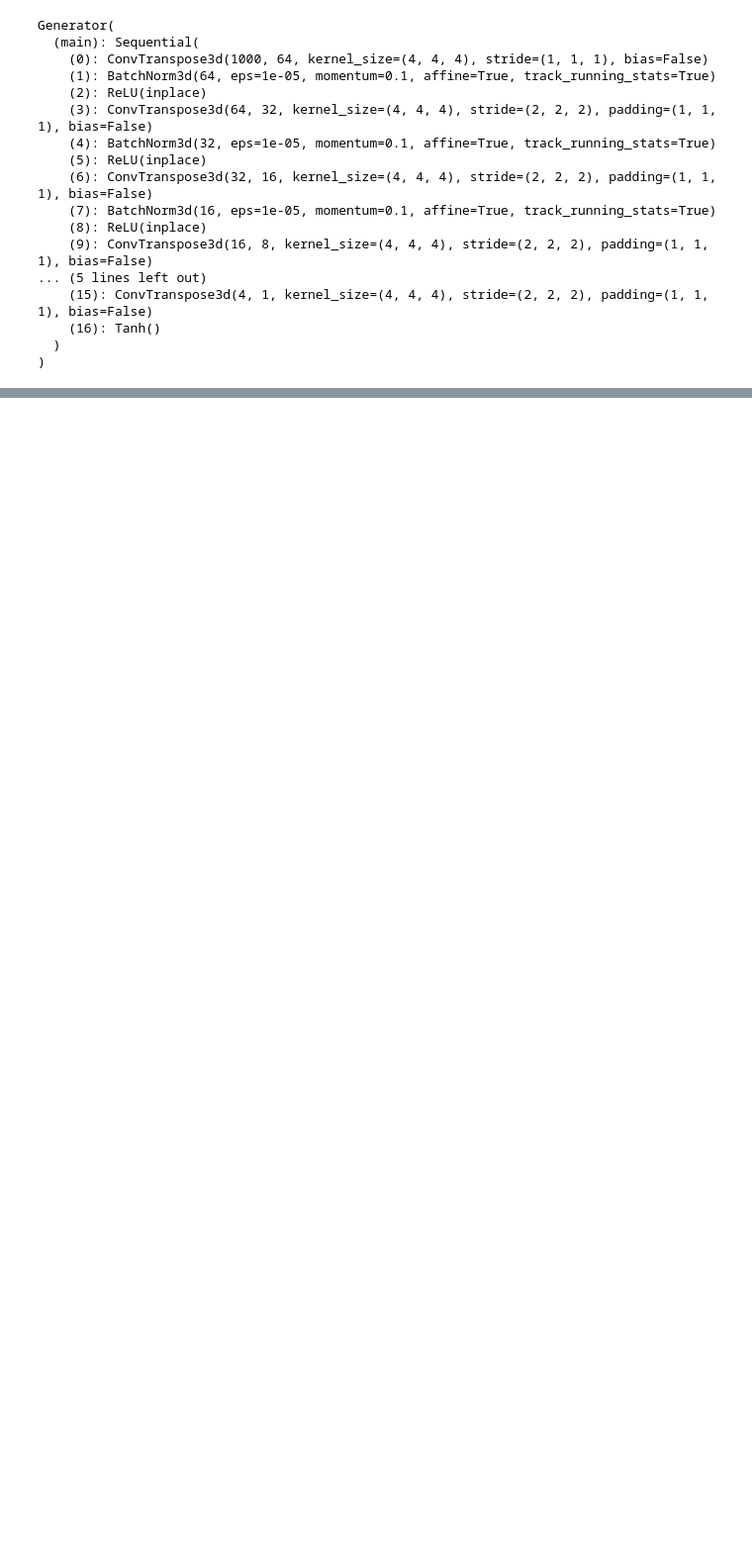
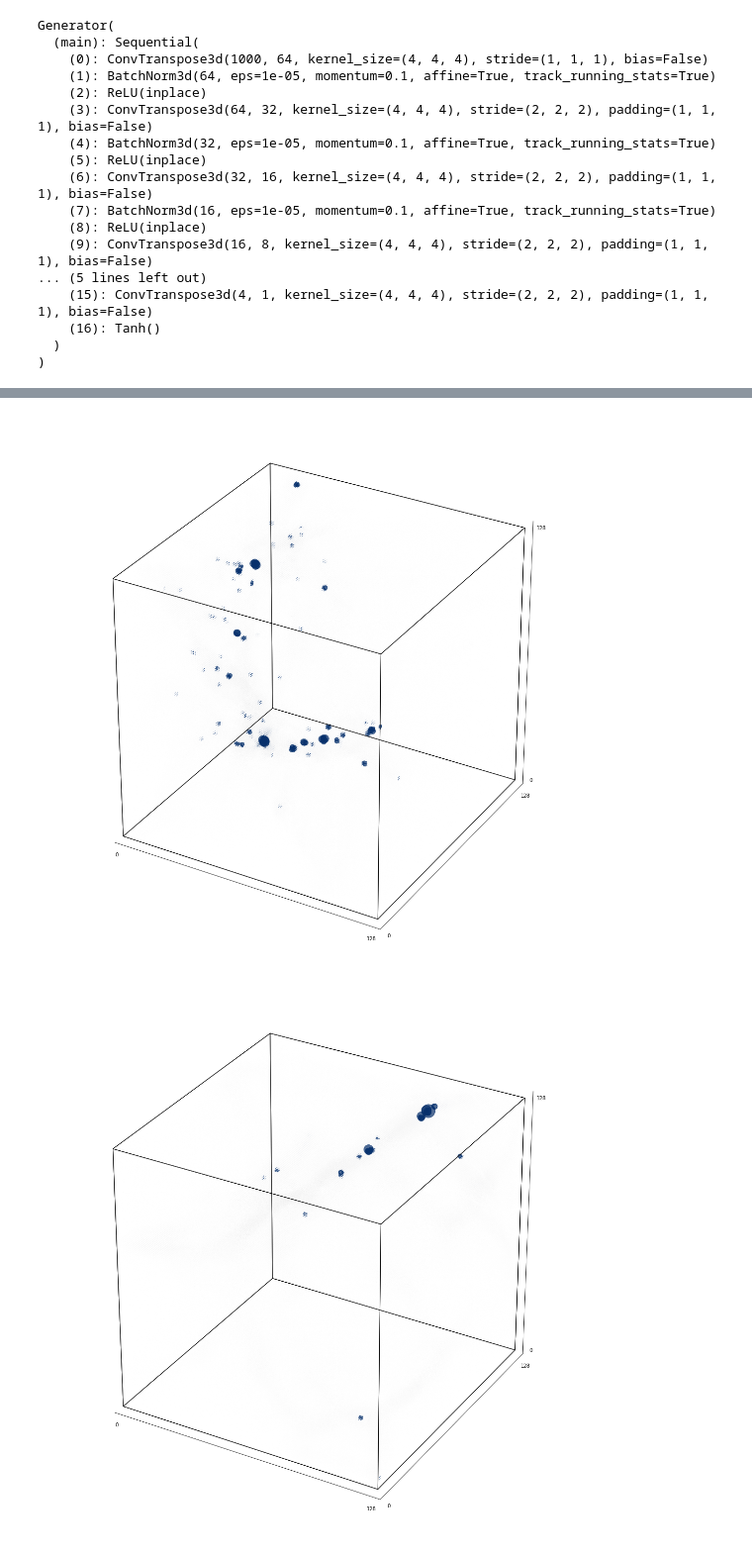
Before and after one commit to NYU-CDS-Capstone-Project/HydroGAN, a Jupyter notebook: notebooks/03_WGAN.ipynb, the cells around one changed output, grey strips where cells are left out. Shown at 99% size. Drawn from its saved outputs; the diff is of its cells as text; code cells hidden in the pictures; blank space fills up the shorter version.

```diff
--- a/notebooks/03_WGAN.ipynb
+++ b/notebooks/03_WGAN.ipynb
@@ -343,0 +469,10 @@ class Discriminator(nn.Module):
+# %%
+#dataset = sampled_subcubes
+#sampled_subcubes=0
+workers=0
+dataloader = torch.utils.data.DataLoader(dataset,
+                                         #batch_size=opt.batchSize,
+                                         batch_size = batchSize,
+                                         shuffle=True,
+                                         #num_workers=int(opt.workers)
+                                         num_workers=int(workers) )
@@ -410,11 +530,0 @@ Counter = 1 / 1600
-# %%
-#dataset = sampled_subcubes
-#sampled_subcubes=0
-workers=0
-dataloader = torch.utils.data.DataLoader(sampled_subcubes,
-                                         #batch_size=opt.batchSize,
-                                         batch_size = batchSize,
-                                         shuffle=True,
-                                         #num_workers=int(opt.workers)
-                                         num_workers=int(workers)
-                                        )
@@ -609,0 +879,25 @@ plot_loss(wass_loss,'Wasserstein loss', log_=False)
+# %%
+visualize_cube(cube=np.array(data[0].view(128,128,128).detach()),
+                               edge_dim = 128,
+                               start_cube_index_x = 0,
+                              start_cube_index_y = 0,
+                              start_cube_index_z = 0,
+                              fig_size = (20,20),
+                              stdev_to_white = 1,
+                              norm_multiply = 1000,
+                              color_map = "Blues",
+                              lognormal = False)
+
+visualize_cube(cube=np.array(data[1].view(128,128,128).detach()),
+                               edge_dim = 128,
+                               start_cube_index_x = 0,
+                              start_cube_index_y = 0,
+                              start_cube_index_z = 0,
+                              fig_size = (20,20),
+                              stdev_to_white = 1,
+                              norm_multiply = 1000,
+                              color_map = "Blues",
+                              lognormal = False)
+# %% [output]
+[figure, added]
+[figure, added]
```
Also changed, not shown: parts of 26 cells of this notebook.
